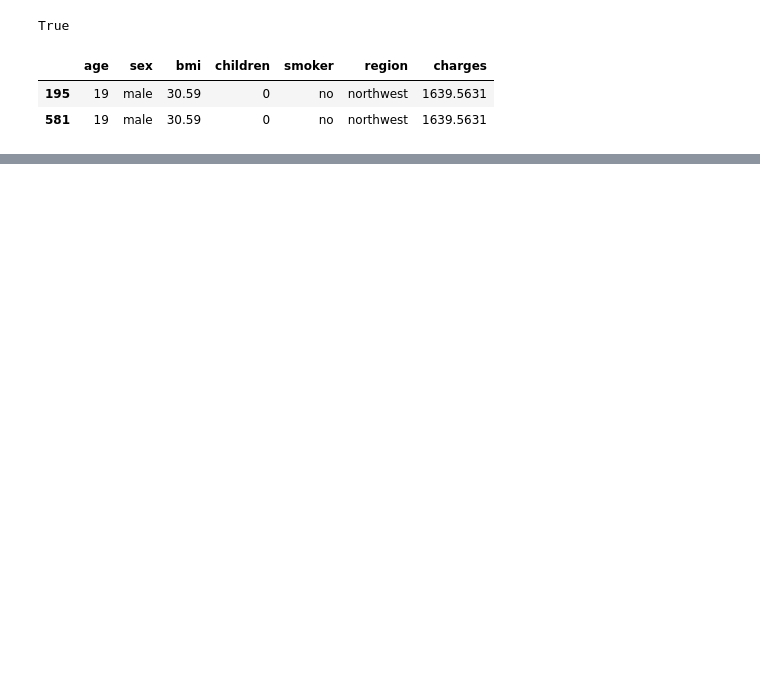
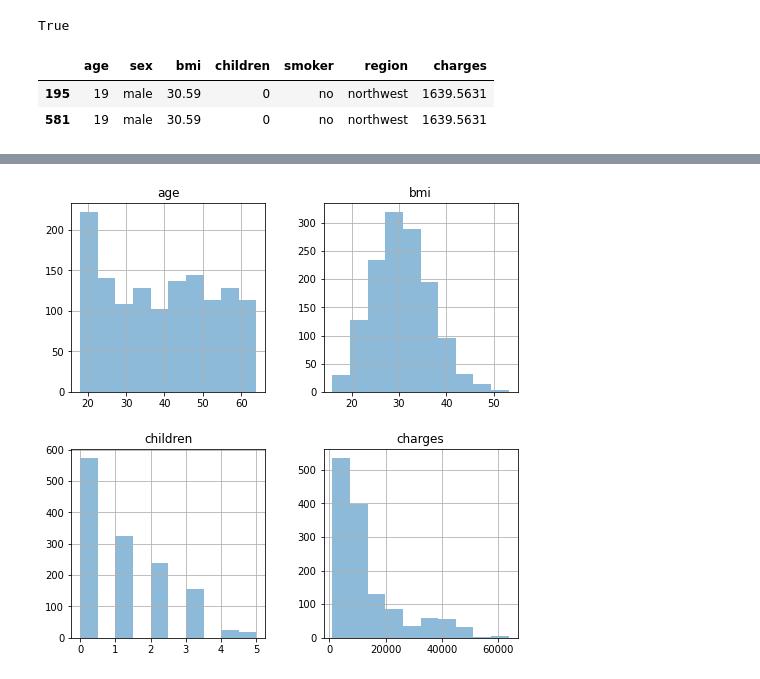
Before and after one commit to martina-nu/LinearRegressionProject, a Jupyter notebook: src/explore.ipynb, the cells around one changed output, grey strips where cells are left out. Drawn from its saved outputs; the diff is of its cells as text; code cells hidden in the pictures; blank space fills up the shorter version.

```diff
--- a/src/explore.ipynb
+++ b/src/explore.ipynb
@@ -92,0 +124,7 @@ sns.heatmap(df.corr(), annot= True)
+# %%
+#Distribution of numerical data
+
+df.hist(figsize=(8,8), alpha=0.5)
+plt.show()
+# %% [output]
+[figure, added]
```
Also changed, not shown: parts of 45 cells of this notebook.
